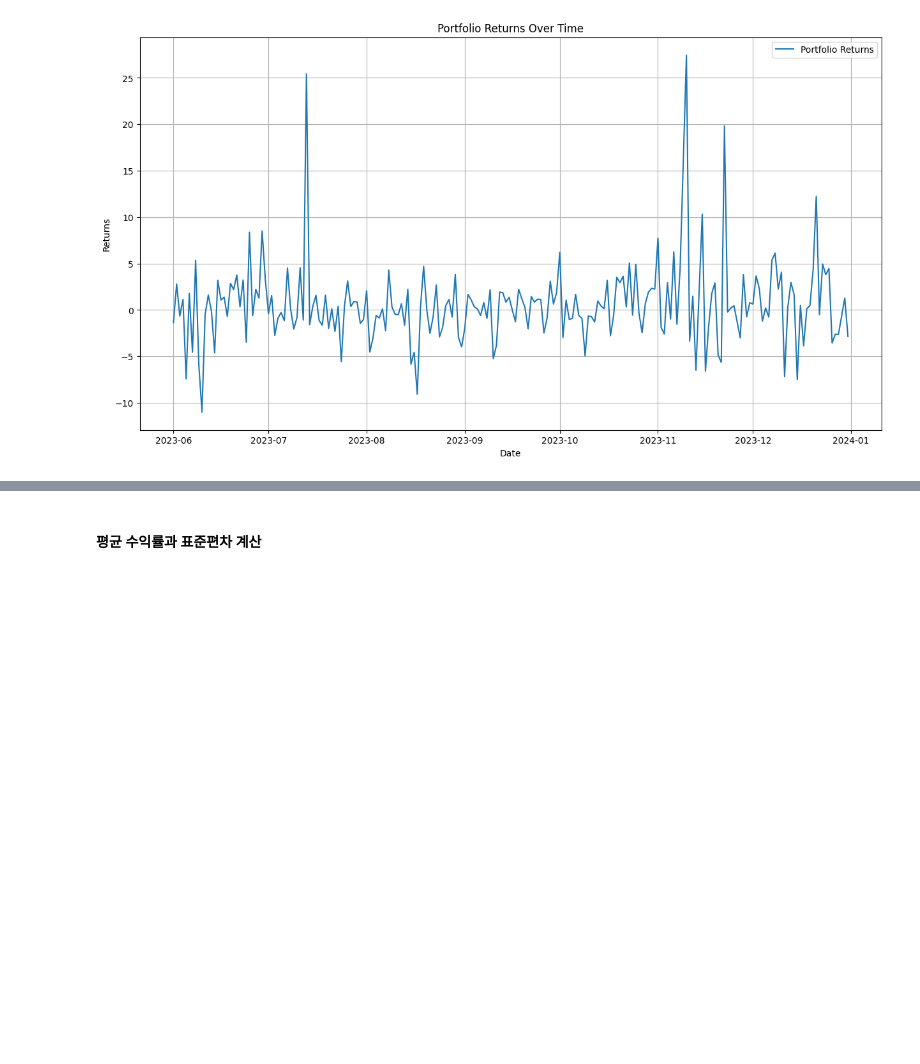
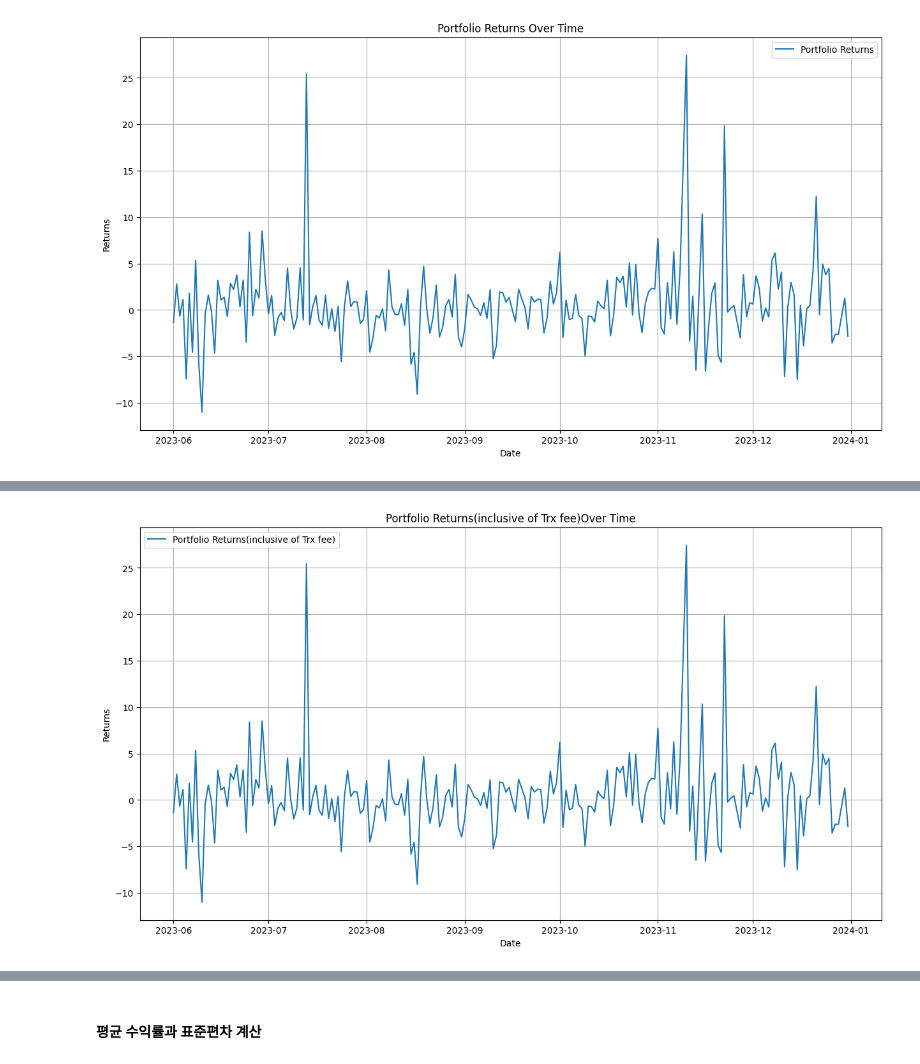
Before and after one commit to SsuFin/Sentiment-Portfolio-Asset-allocation, a Jupyter notebook: Black_Litterman/Black_Litterman.ipynb, the cells around one changed output, grey strips where cells are left out. Cells and saved outputs as stored; diff of their text form; code cells hidden in the pictures; blank space fills up the shorter version.

```diff
--- a/Black_Litterman/Black_Litterman.ipynb
+++ b/Black_Litterman/Black_Litterman.ipynb
@@ -591,0 +644,17 @@ plt.show()
+# %%
+portfolio_returns2 = {}
+
+for date in rolling_cov_matrices.keys():
+    date_str = date.strftime('%Y-%m-%d')  # 날짜를 문자열로 변환
+    optimal_weights = Object[date]
+
+    # asset_returns는 딕셔너리 형태이므로, values()를 사용해 실제 수익률 값만 추출
+    asset_returns = list(returns_dict[date_str].values())
+
+    # 포트폴리오 수익률 계산
+    portfolio_return = np.dot(optimal_weights, asset_returns)
+    portfolio_return2 = portfolio_return - total_transaction_costs[date]
+    portfolio_returns2[date] = portfolio_return2
+
+# 포트폴리오 수익률 결과 확인
+portfolio_returns2
@@ -591,0 +679,11 @@ plt.show()
+# %%
+plt.figure(figsize=(15, 8))
+plt.plot(portfolio_returns2.keys(), portfolio_returns2.values(), label='Portfolio Returns(inclusive of Trx fee)')
+plt.xlabel('Date')
+plt.ylabel('Returns')
+plt.title('Portfolio Returns(inclusive of Trx fee)Over Time')
+plt.legend()
+plt.grid(True)
+plt.show()
+# %% [output]
+[figure, added]
```
Also changed, not shown: parts of 8 cells of this notebook.
